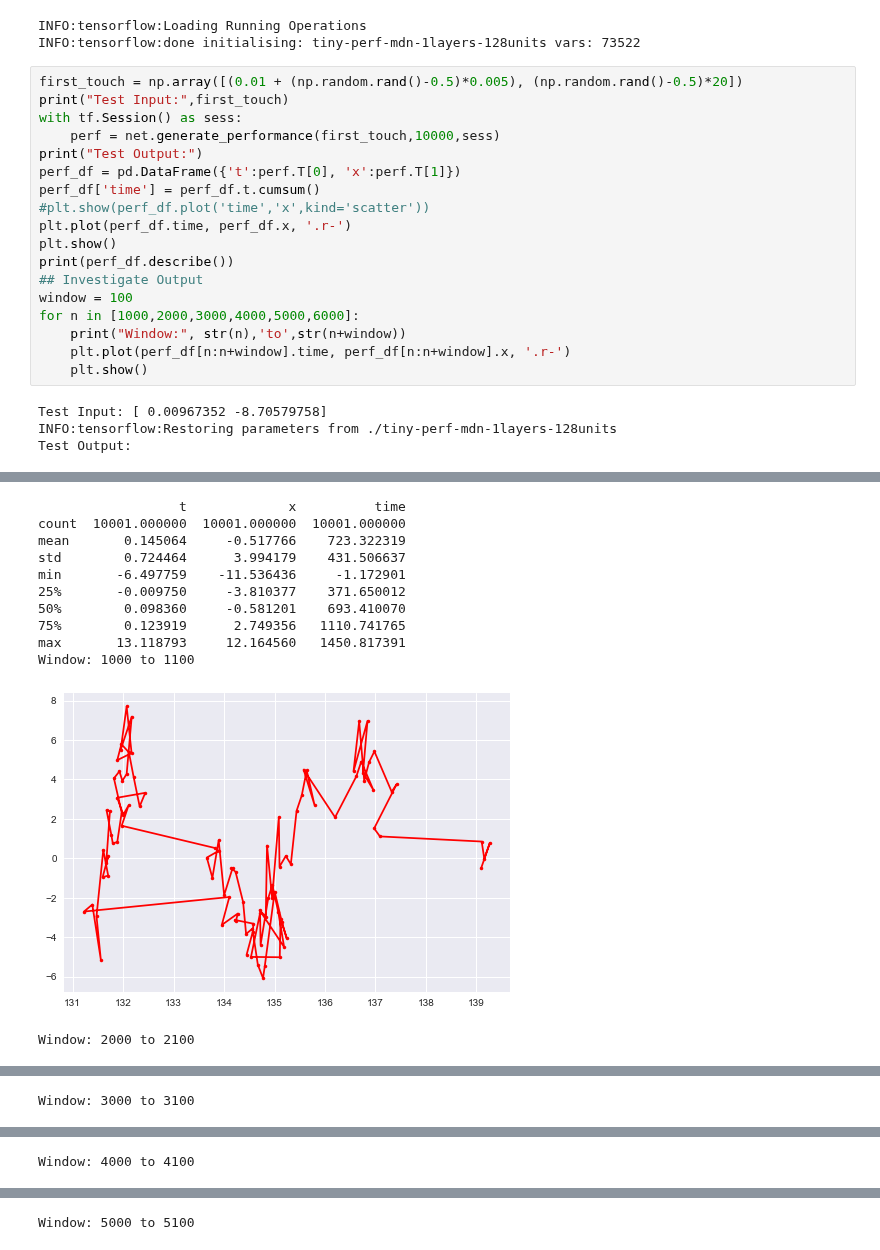
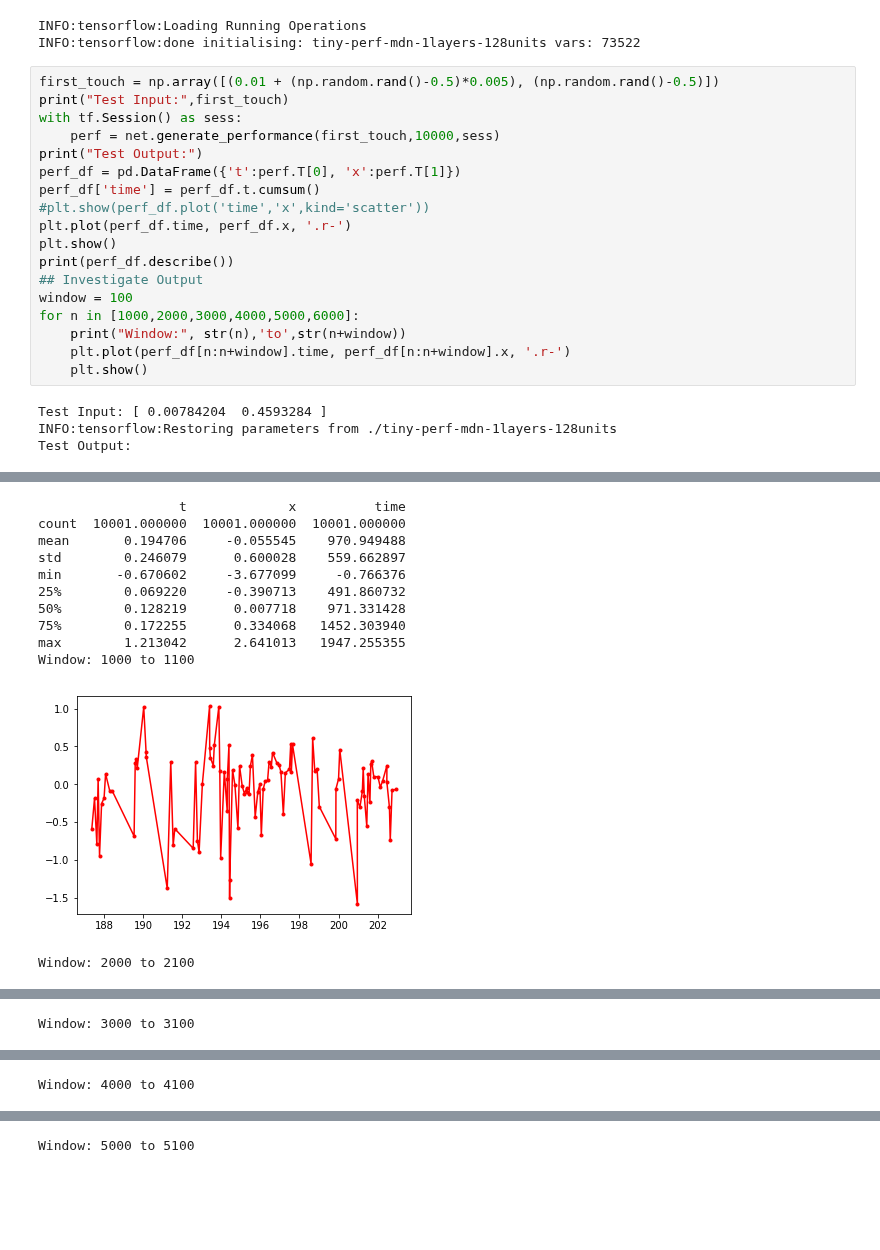
Before and after one commit to cpmpercussion/impsy, a Jupyter notebook: test-musical-mdn.ipynb, the cells around one changed output, grey strips where cells are left out. Saved outputs shown, nothing was run; the diff lists cells and outputs as text; blank space fills up the shorter version.

```diff
--- a/test-musical-mdn.ipynb
+++ b/test-musical-mdn.ipynb
@@ -39,7 +71,7 @@ net = musical_mdn.TinyJamNet2D(mode = musical_mdn.NET_MODE_RUN, n_hidden_units =
 INFO:tensorflow:Loading Running Operations
 INFO:tensorflow:done initialising: tiny-perf-mdn-1layers-128units vars: 73522
 # %%
-first_touch = np.array([(0.01 + (np.random.rand()-0.5)*0.005), (np.random.rand()-0.5)*20])
+first_touch = np.array([(0.01 + (np.random.rand()-0.5)*0.005), (np.random.rand()-0.5)])
 print("Test Input:",first_touch)
 with tf.Session() as sess:
     perf = net.generate_performance(first_touch,10000,sess)
@@ -57,6 +89,6 @@ for n in [1000,2000,3000,4000,5000,6000]:
     plt.plot(perf_df[n:n+window].time, perf_df[n:n+window].x, '.r-')
     plt.show()
 # %% [output]
-Test Input: [ 0.00967352 -8.70579758]
+Test Input: [ 0.00784204  0.4593284 ]
 INFO:tensorflow:Restoring parameters from ./tiny-perf-mdn-1layers-128units
 Test Output:
@@ -64,12 +96,12 @@ Test Output:
                   t             x          time
 count  10001.000000  10001.000000  10001.000000
-mean       0.145064     -0.517766    723.322319
-std        0.724464      3.994179    431.506637
-min       -6.497759    -11.536436     -1.172901
-25%       -0.009750     -3.810377    371.650012
-50%        0.098360     -0.581201    693.410070
-75%        0.123919      2.749356   1110.741765
-max       13.118793     12.164560   1450.817391
+mean       0.194706     -0.055545    970.949488
+std        0.246079      0.600028    559.662897
+min       -0.670602     -3.677099     -0.766376
+25%        0.069220     -0.390713    491.860732
+50%        0.128219      0.007718    971.331428
+75%        0.172255      0.334068   1452.303940
+max        1.213042      2.641013   1947.255355
 Window: 1000 to 1100
-[figure, old version]
+[figure, new version]
 Window: 2000 to 2100
```
Also changed, not shown: parts of 8 cells of this notebook.
